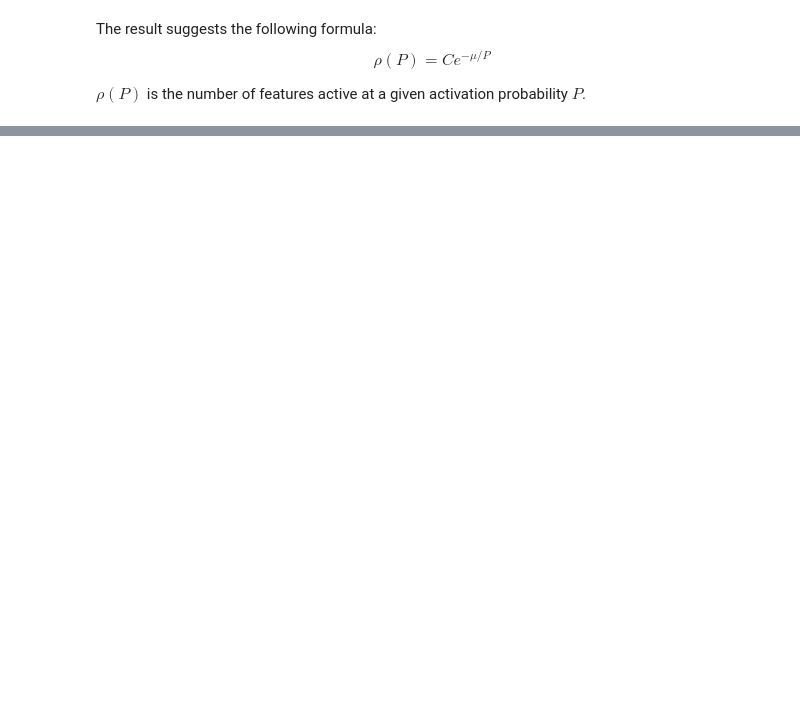
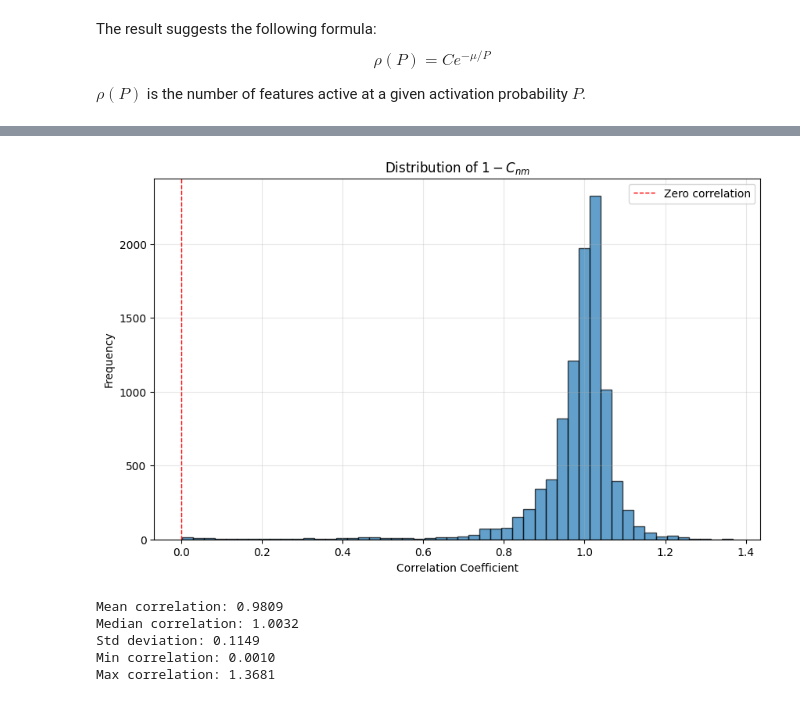
Before and after one commit to XiaoliangQi/sae-analysis, a Jupyter notebook: feature_analysis.ipynb, the cells around one changed output, grey strips where cells are left out. Saved outputs shown, nothing was run; the diff lists cells and outputs as text; code cells hidden in the pictures; blank space fills up the shorter version.

```diff
--- a/feature_analysis.ipynb
+++ b/feature_analysis.ipynb
@@ -112,0 +297,35 @@ $\rho(P)$ is the number of features active at a given activation probability $P$
+# %%
+# plot histogram of the matrix element of corr_matrix
+import matplotlib.pyplot as plt
+import numpy as np
+
+# Get all correlation values (excluding diagonal)
+# Remove diagonal elements (which are 0 after -log(1) = 0)
+mask = ~np.eye(corr_matrix.shape[0], dtype=bool)
+corr_values = (1+1e-5-corr_matrix.numpy())[mask]
+
+
+# Create histogram
+plt.figure(figsize=(10, 6))
+plt.hist(corr_values, bins=50, edgecolor='black', alpha=0.7)
+plt.xlabel('Correlation Coefficient')
+plt.ylabel('Frequency')
+plt.title('Distribution of $1-C_{nm}$')
+plt.grid(True, alpha=0.3)
+plt.axvline(x=0, color='red', linestyle='--', linewidth=1, label='Zero correlation')
+plt.legend()
+plt.show()
+
+# Print statistics
+print(f"Mean correlation: {np.mean(corr_values):.4f}")
+print(f"Median correlation: {np.median(corr_values):.4f}")
+print(f"Std deviation: {np.std(corr_values):.4f}")
+print(f"Min correlation: {np.min(corr_values):.4f}")
+print(f"Max correlation: {np.max(corr_values):.4f}")
+# %% [output]
+[figure, added]
+Mean correlation: 0.9809
+Median correlation: 1.0032
+Std deviation: 0.1149
+Min correlation: 0.0010
+Max correlation: 1.3681
```
Also changed, not shown: parts of 8 cells of this notebook, 3 other files.
